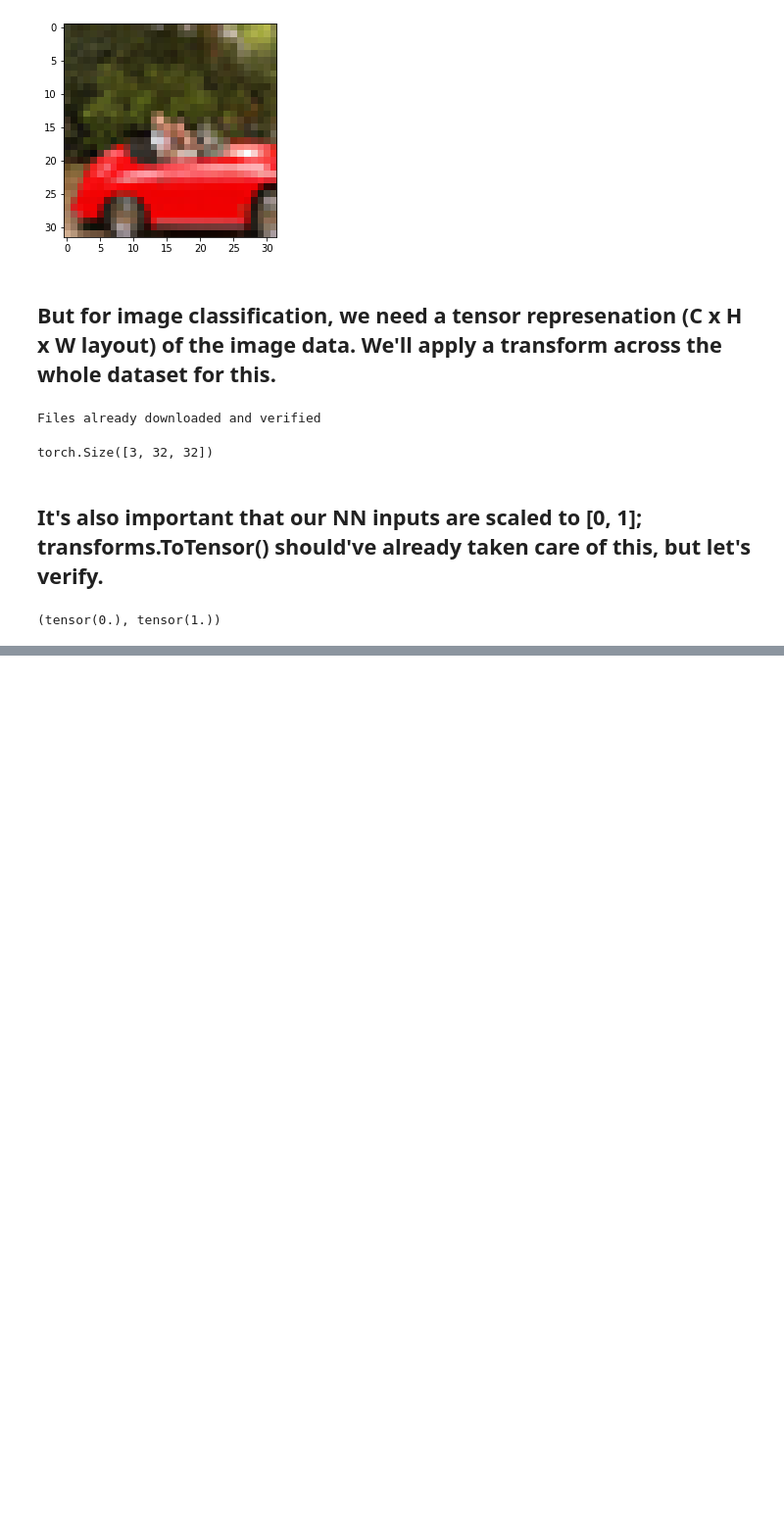
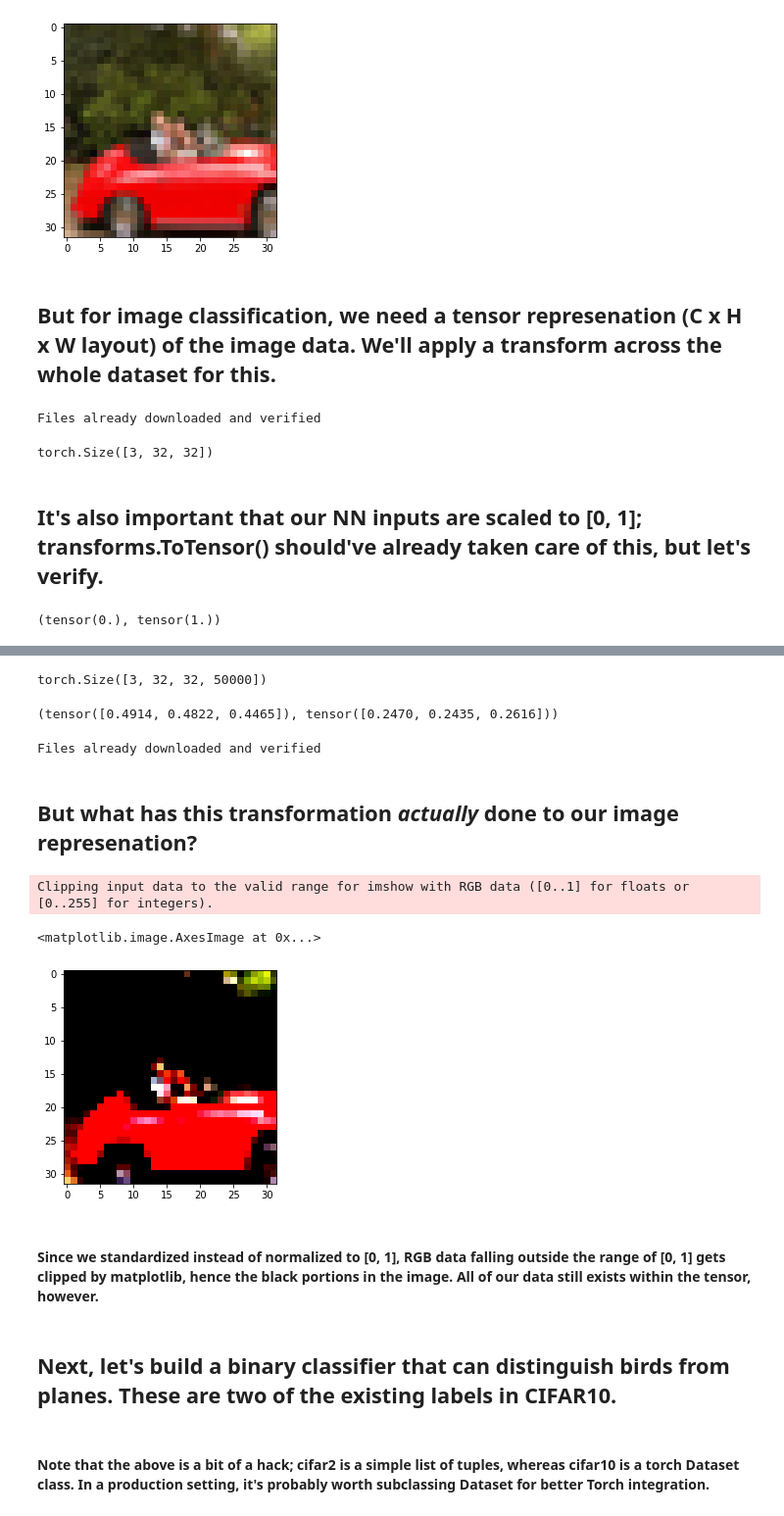
Before and after one commit to matthewmcampbell/torchLearn, a Jupyter notebook: jupyter/Image Learning.ipynb, the cells around one changed output, grey strips where cells are left out. Shown: that part at 98% size. Saved outputs shown, nothing was run; the diff lists cells and outputs as text; code cells hidden in the pictures; blank space fills up the shorter version.

Commit message:
Naive CIFAR2 Classifier built.

```diff
--- a/jupyter/Image Learning.ipynb
+++ b/jupyter/Image Learning.ipynb
@@ -80,0 +83,34 @@ img_tensor.min(), img_tensor.max()
+# %%
+all_imgs = torch.stack([img_tensor for img_tensor, _ in tensor_cifar10], dim=3)
+all_imgs.shape
+# %% [output]
+torch.Size([3, 32, 32, 50000])
+# %%
+# Compute the mean, std for each different RGB channel.
+mean = all_imgs.view(3, -1).mean(dim=1)
+std = all_imgs.view(3, -1).std(dim=1)
+mean, std
+# %% [output]
+(tensor([0.4914, 0.4822, 0.4465]), tensor([0.2470, 0.2435, 0.2616]))
+# %%
+transform_pipeline = transforms.Compose([
+    to_tensor,
+    transforms.Normalize(mean, std)
+])
+
+transformed_cifar10 = datasets.CIFAR10(datapath, train=True, download=True, transform = transform_pipeline)
+# %% [output]
+Files already downloaded and verified
+# %% [markdown]
+## But what has this transformation _actually_ done to our image represenation?
+# %%
+img_t, _ = transformed_cifar10[99]
+plt.imshow(img_t.permute(1, 2, 0))
+# %% [output]
+Clipping input data to the valid range for imshow with RGB data ([0..1] for floats or [0..255] for integers).
+<matplotlib.image.AxesImage at 0x...>
+[figure, added]
+# %% [markdown]
+#### Since we standardized instead of normalized to [0, 1], RGB data falling outside the range of [0, 1] gets clipped by matplotlib, hence the black portions in the image. All of our data still exists within the tensor, however.
+# %% [markdown]
+## Next, let's build a binary classifier that can distinguish birds from planes. These are two of the existing labels in CIFAR10.
@@ -80,0 +126,2 @@ img_tensor.min(), img_tensor.max()
+# %% [markdown]
+#### Note that the above is a bit of a hack; cifar2 is a simple list of tuples, whereas cifar10 is a torch Dataset class. In a production setting, it's probably worth subclassing Dataset for better Torch integration.
```
Also changed, not shown: parts of 19 cells of this notebook.
